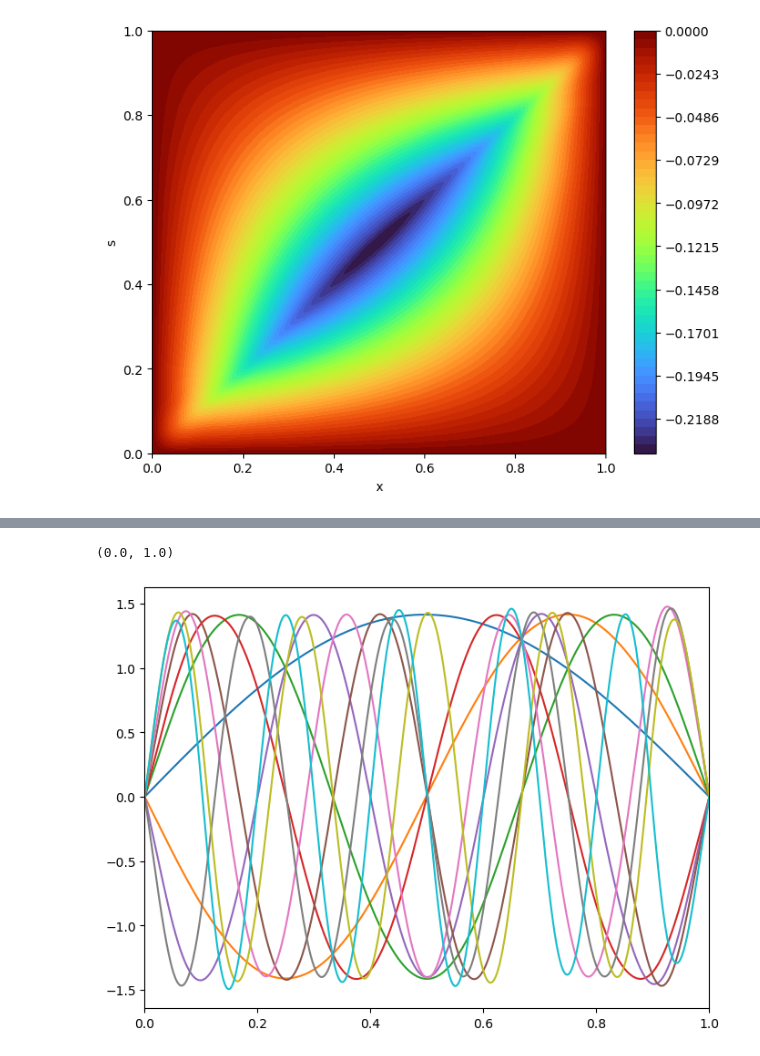
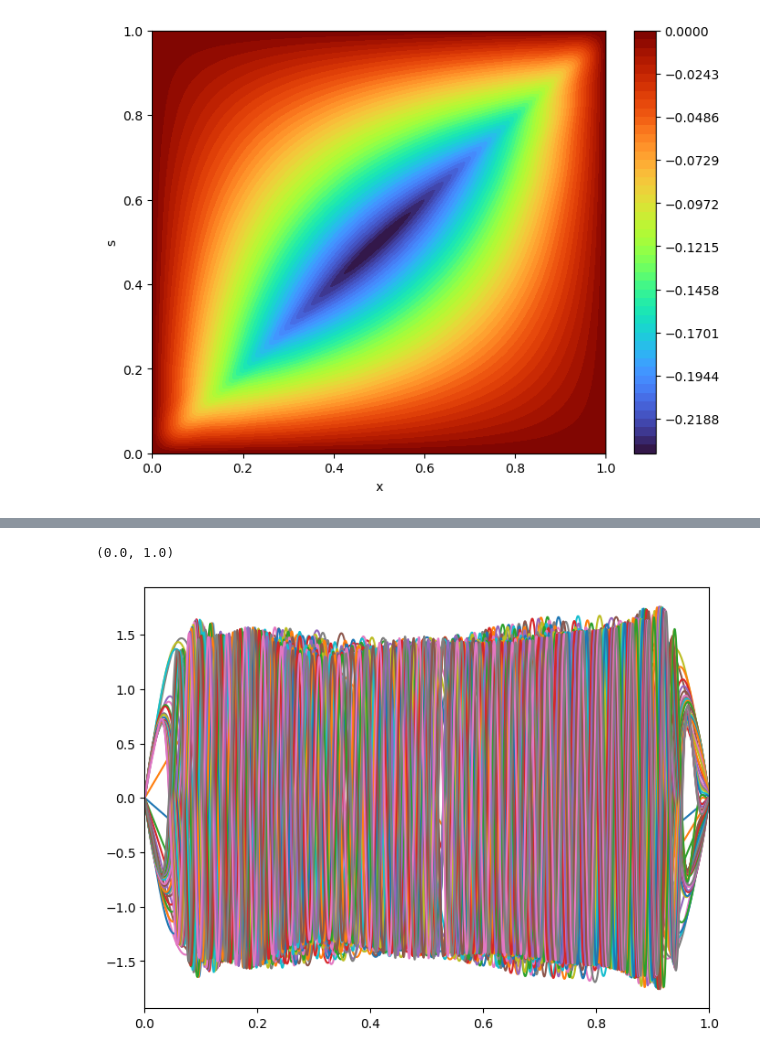
Before and after one commit to hsharsh/chebgreen, a Jupyter notebook: main/airy.ipynb, the cells around one changed output, grey strips where cells are left out. Drawn from its saved outputs; the diff is of its cells as text; code cells hidden in the pictures.

```diff
--- a/main/airy.ipynb
+++ b/main/airy.ipynb
@@ -68,13 +68,13 @@ plt.plot(s)
 # %%
 # i = slice(10,20)
-i = slice(0,10)
+i = slice(0,-1)
 # i = 16
 fig = plt.figure(figsize = (8,6))
 u[:,i].plot(fig = fig)
 # print(np.max(u[:,i].vscale))
 # plt.title(f'First {i+1} left singular functions for a Laplacian')
 plt.xlim([0,1])
 # fig.savefig(f'Laplace-first.png', dpi = fig.dpi)
 # %% [output]
 (0.0, 1.0)
-[figure, old version]
+[figure, new version]
```
Also changed, not shown: parts of 20 cells of this notebook, 5 other files.
